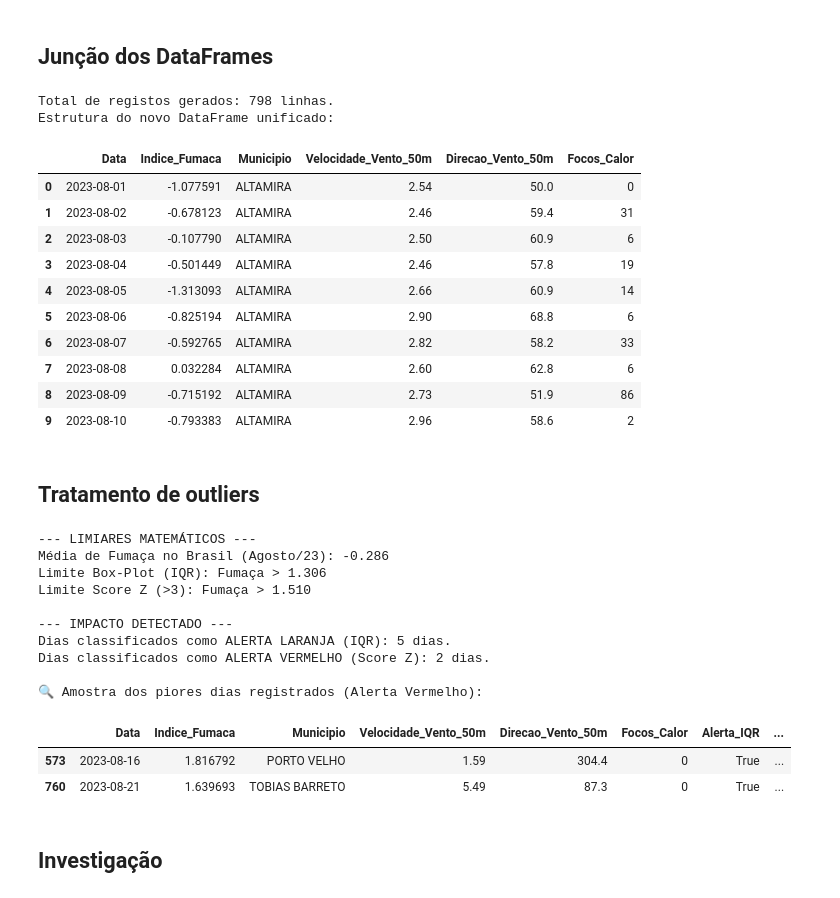
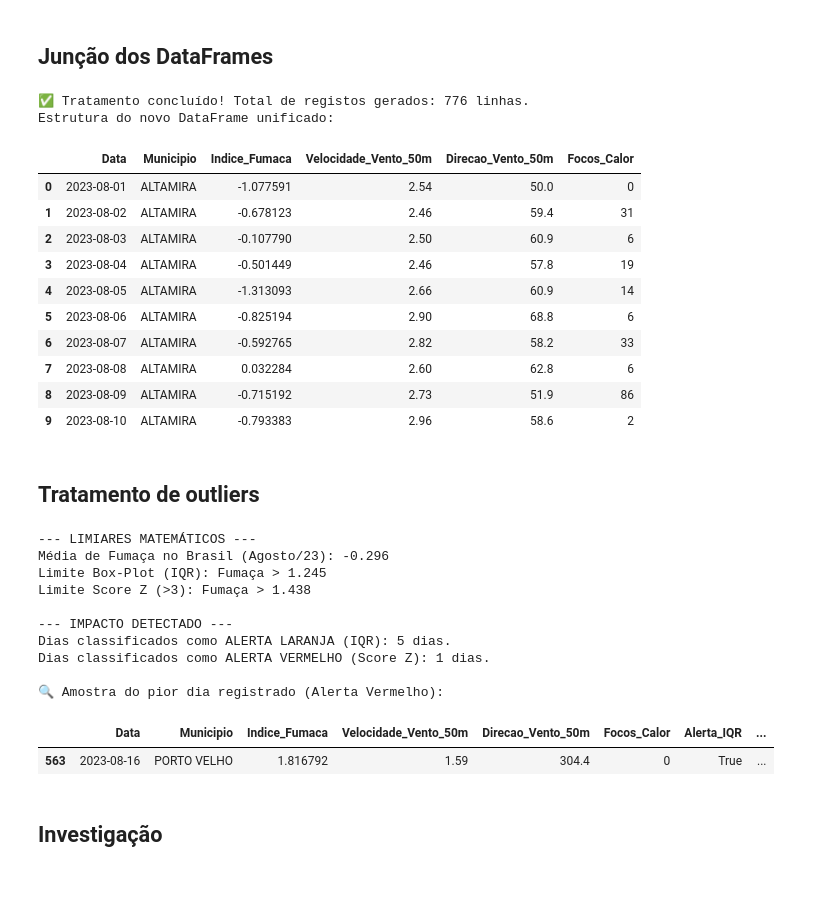
Before and after one commit to fabioamaralds/atmos-alert, a Jupyter notebook: notebooks/01_exploracao_limpeza_atmosalert.ipynb, the cells around one changed output. Cells and saved outputs as stored; diff of their text form; code cells hidden in the pictures.

```diff
--- a/notebooks/01_exploracao_limpeza_atmosalert.ipynb
+++ b/notebooks/01_exploracao_limpeza_atmosalert.ipynb
@@ -220,46 +221,53 @@ See https://pandas.pydata.org/docs/user_guide/migration-3-strings.html#string-mi
 # %% [markdown]
 ## Junção dos DataFrames
 # %%
+# Tratamento de duplicidades na base de Fumaça (Sentinel-5P)
+# Tirei a média das leituras do satélite para garantir apenas 1 linha por dia/cidade(Em alguns casos o satélite tirou duas fotos do mesmo município no mesmo dia)
+df_fumaca_tratado = (df_fumaca
+                     .groupby(['Data', 'Municipio'], as_index=False)
+                     .agg({'Indice_Fumaca': 'mean'}))
+
 # Agrupamento dos focos do INPE
 # Conta a quantidade de focos (linhas) para cada combinação de dia e cidade
 df_queimadas_agrupado = (df_queimadas
                          .groupby(['Data', 'Municipio'])
                          .size()
                          .reset_index(name='Focos_Calor'))
 
-# União das duas tabelas que já possuem registos diários (Fumaça e Vento)
-df_consolidado = pd.merge(df_fumaca, df_vento, on=['Data', 'Municipio'], how='inner')
+# União das duas tabelas que já possuem registos diários (usando a fumaça tratada)
+df_consolidado = pd.merge(df_fumaca_tratado, df_vento, on=['Data', 'Municipio'], how='inner')
 
 # Adição dos focos de calor agrupados usando 'left'
 df_atmosalert = pd.merge(df_consolidado, df_queimadas_agrupado, on=['Data', 'Municipio'], how='left')
 
-# Se a união gerou valores nulos (NaN) em Focos_Calor, significa que não houve fogo naquele dia.
+# Tratamento de nulos
+# Se a união gerou valores nulos (NaN) em Focos_Calor, significa que não houve fogo.
 # Substituímos por 0 e convertemos para número inteiro.
 df_atmosalert['Focos_Calor'] = df_atmosalert['Focos_Calor'].fillna(0).astype(int)
 
-# Ordena o DataFrame final por Município e Data para manter a linha do tempo organizada
+# Ordenação final para manter a linha do tempo organizada
 df_atmosalert = df_atmosalert.sort_values(by=['Municipio', 'Data']).reset_index(drop=True)
 
-print(f"Total de registos gerados: {df_atmosalert.shape[0]} linhas.")
+print(f"Tratamento concluído! Total de registos gerados: {df_atmosalert.shape[0]} linhas.")
 
 # Validação da estrutura final
 print("Estrutura do novo DataFrame unificado:")
 #df_atmosalert.info()
 display(df_atmosalert.head(10))
 # %% [output]
-Total de registos gerados: 798 linhas.
+✅ Tratamento concluído! Total de registos gerados: 776 linhas.
 Estrutura do novo DataFrame unificado:
-|  | Data | Indice_Fumaca | Municipio | Velocidade_Vento_50m | Direcao_Vento_50m | Focos_Calor |
-| 0 | 2023-08-01 | -1.077591 | ALTAMIRA | 2.54 | 50.0 | 0 |
-| 1 | 2023-08-02 | -0.678123 | ALTAMIRA | 2.46 | 59.4 | 31 |
-| 2 | 2023-08-03 | -0.107790 | ALTAMIRA | 2.50 | 60.9 | 6 |
-| 3 | 2023-08-04 | -0.501449 | ALTAMIRA | 2.46 | 57.8 | 19 |
-| 4 | 2023-08-05 | -1.313093 | ALTAMIRA | 2.66 | 60.9 | 14 |
-| 5 | 2023-08-06 | -0.825194 | ALTAMIRA | 2.90 | 68.8 | 6 |
-| 6 | 2023-08-07 | -0.592765 | ALTAMIRA | 2.82 | 58.2 | 33 |
-| 7 | 2023-08-08 | 0.032284 | ALTAMIRA | 2.60 | 62.8 | 6 |
-| 8 | 2023-08-09 | -0.715192 | ALTAMIRA | 2.73 | 51.9 | 86 |
-| 9 | 2023-08-10 | -0.793383 | ALTAMIRA | 2.96 | 58.6 | 2 |
+|  | Data | Municipio | Indice_Fumaca | Velocidade_Vento_50m | Direcao_Vento_50m | Focos_Calor |
+| 0 | 2023-08-01 | ALTAMIRA | -1.077591 | 2.54 | 50.0 | 0 |
+| 1 | 2023-08-02 | ALTAMIRA | -0.678123 | 2.46 | 59.4 | 31 |
+| 2 | 2023-08-03 | ALTAMIRA | -0.107790 | 2.50 | 60.9 | 6 |
+| 3 | 2023-08-04 | ALTAMIRA | -0.501449 | 2.46 | 57.8 | 19 |
+| 4 | 2023-08-05 | ALTAMIRA | -1.313093 | 2.66 | 60.9 | 14 |
+| 5 | 2023-08-06 | ALTAMIRA | -0.825194 | 2.90 | 68.8 | 6 |
+| 6 | 2023-08-07 | ALTAMIRA | -0.592765 | 2.82 | 58.2 | 33 |
+| 7 | 2023-08-08 | ALTAMIRA | 0.032284 | 2.60 | 62.8 | 6 |
+| 8 | 2023-08-09 | ALTAMIRA | -0.715192 | 2.73 | 51.9 | 86 |
+| 9 | 2023-08-10 | ALTAMIRA | -0.793383 | 2.96 | 58.6 | 2 |
 # %% [markdown]
 ## Tratamento de outliers
 # %%
@@ -289,9 +297,7 @@ limite_z = 3.0
 # Criando a coluna de alerta baseada no Score Z
 df_atmosalert['Alerta_Z'] = df_atmosalert['Score_Z_Fumaca'] > limite_z
 
-# ------------------------------------------
 # Resumo Estatístico dos Alertas
-# ------------------------------------------
 dias_alerta_iqr = df_atmosalert['Alerta_IQR'].sum()
 dias_alerta_z = df_atmosalert['Alerta_Z'].sum()
 
@@ -305,22 +311,21 @@ print(f"Dias classificados como ALERTA LARANJA (IQR): {dias_alerta_iqr} dias.")
 print(f"Dias classificados como ALERTA VERMELHO (Score Z): {dias_alerta_z} dias.")
 
 # Mostrando uma amostra apenas dos dias que deram Alerta Vermelho
-print("\n🔍 Amostra dos piores dias registrados (Alerta Vermelho):")
+print("\n🔍 Amostra do pior dia registrado (Alerta Vermelho):")
 display(df_atmosalert[df_atmosalert['Alerta_Z'] == True].sort_values(by='Indice_Fumaca', ascending=False).head(5))
 # %% [output]
 --- LIMIARES MATEMÁTICOS ---
-Média de Fumaça no Brasil (Agosto/23): -0.286
-Limite Box-Plot (IQR): Fumaça > 1.306
-Limite Score Z (>3): Fumaça > 1.510
+Média de Fumaça no Brasil (Agosto/23): -0.296
+Limite Box-Plot (IQR): Fumaça > 1.245
+Limite Score Z (>3): Fumaça > 1.438
 
 --- IMPACTO DETECTADO ---
 Dias classificados como ALERTA LARANJA (IQR): 5 dias.
-Dias classificados como ALERTA VERMELHO (Score Z): 2 dias.
+Dias classificados como ALERTA VERMELHO (Score Z): 1 dias.
 
-🔍 Amostra dos piores dias registrados (Alerta Vermelho):
+🔍 Amostra do pior dia registrado (Alerta Vermelho):
-|  | Data | Indice_Fumaca | Municipio | Velocidade_Vento_50m | Direcao_Vento_50m | Focos_Calor | Alerta_IQR | ... |
-| 573 | 2023-08-16 | 1.816792 | PORTO VELHO | 1.59 | 304.4 | 0 | True | ... |
-| 760 | 2023-08-21 | 1.639693 | TOBIAS BARRETO | 5.49 | 87.3 | 0 | True | ... |
+|  | Data | Municipio | Indice_Fumaca | Velocidade_Vento_50m | Direcao_Vento_50m | Focos_Calor | Alerta_IQR | ... |
+| 563 | 2023-08-16 | PORTO VELHO | 1.816792 | 1.59 | 304.4 | 0 | True | ... |
 # %% [markdown]
 ## Investigação
 # %% [markdown]
```
Also changed, not shown: parts of 9 cells of this notebook.
